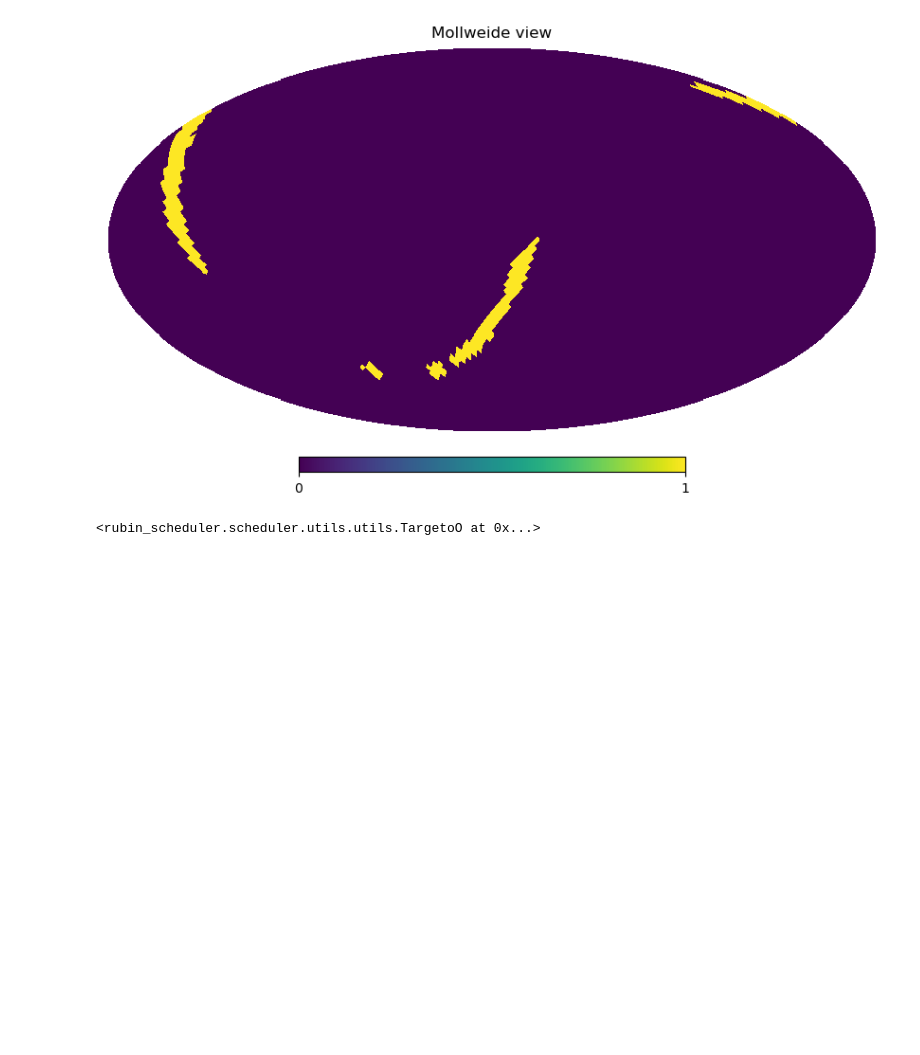
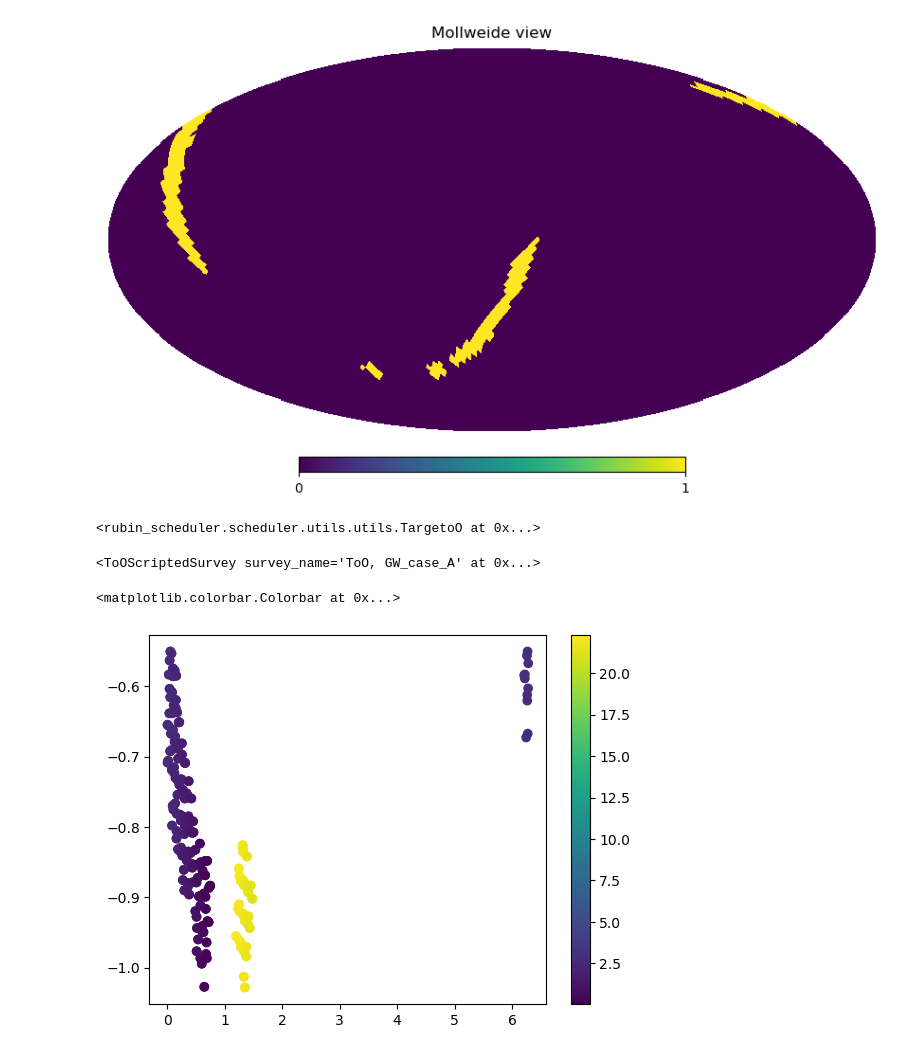
Before and after one commit to yoachim/25_scratch, a Jupyter notebook: too_large/large_too_fp.ipynb, the cells around one changed output. Drawn from its saved outputs; the diff is of its cells as text; code cells hidden in the pictures; blank space fills up the shorter version.

```diff
--- a/too_large/large_too_fp.ipynb
+++ b/too_large/large_too_fp.ipynb
@@ -18,0 +31,20 @@ loaded_data[0]
+# %%
+conditions.targets_of_opportunity = [too]
+# %%
+surveys = gen_too_surveys(too_footprint=get_current_footprint(nside=32)[0]["r"])[0]
+# %%
+surveys
+# %% [output]
+<ToOScriptedSurvey survey_name='ToO, GW_case_A' at 0x...>
+# %%
+surveys.update_conditions(conditions)
+# %%
+obs = surveys.generate_observations(conditions)
+# %%
+ha = (np.max(conditions.lmst) - obs["RA"]* 12.0 / np.pi) % 24
+
+plt.scatter(obs["RA"], obs["dec"], c=ha)
+plt.colorbar()
+# %% [output]
+<matplotlib.colorbar.Colorbar at 0x...>
+[figure, added]
```
Also changed, not shown: parts of 13 cells of this notebook.
